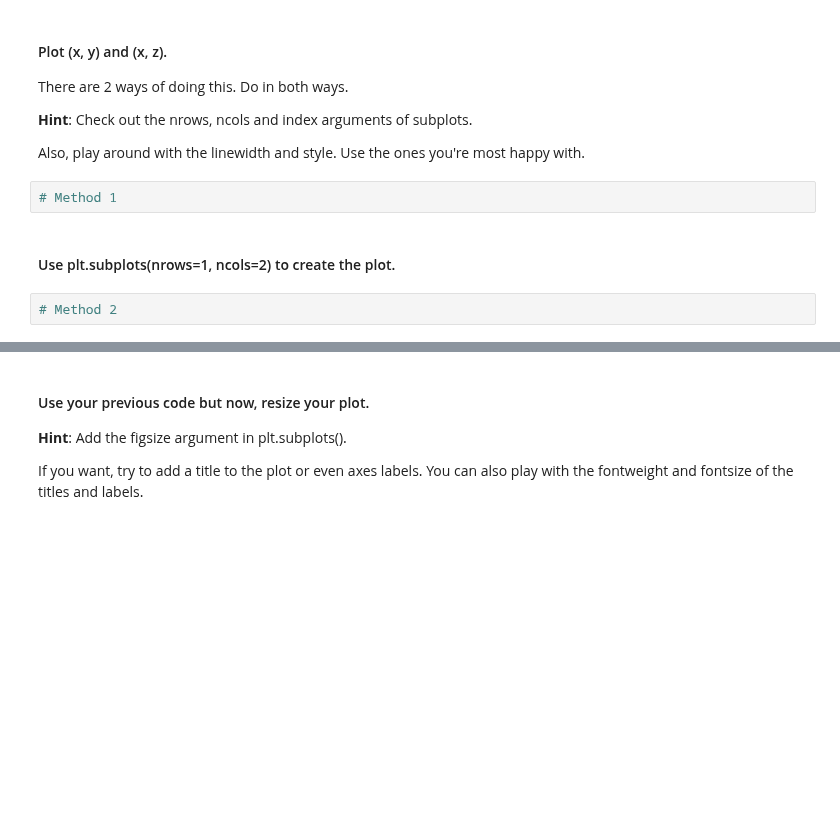
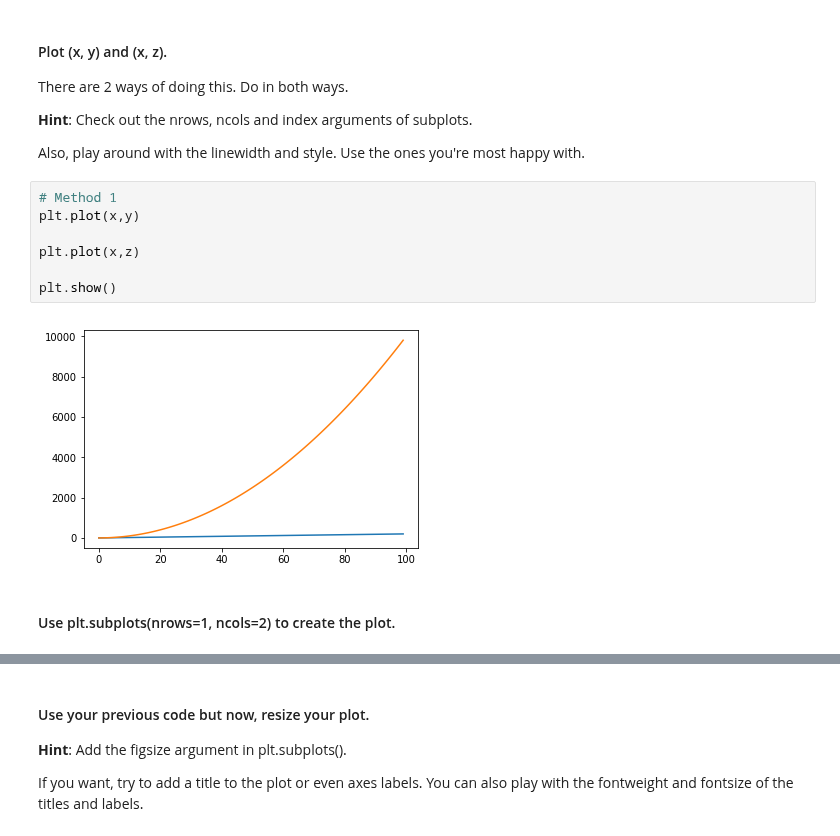
Before and after one commit to ta-data-lis/lab-matplotlib-seaborn, a Jupyter notebook: your-code/main.ipynb, the cells around one changed output, grey strips where cells are left out. Drawn from its saved outputs; the diff is of its cells as text; blank space fills up the shorter version.

```diff
--- a/your-code/main.ipynb
+++ b/your-code/main.ipynb
@@ -20,9 +23,14 @@ There are 2 ways of doing this. Do in both ways.
 **Hint**: Check out the nrows, ncols and index arguments of subplots.
 
 Also, play around with the linewidth and style. Use the ones you're most happy with.
-# %%
-# Method 1
+# %%
+# Method 1
+plt.plot(x,y)
+
+plt.plot(x,z)
+
+plt.show()
+# %% [output]
+[figure, added]
 # %% [markdown]
 #### Use plt.subplots(nrows=1, ncols=2) to create the plot.
-# %%
-# Method 2
```
Also changed, not shown: parts of 51 cells of this notebook, 1 other file.
